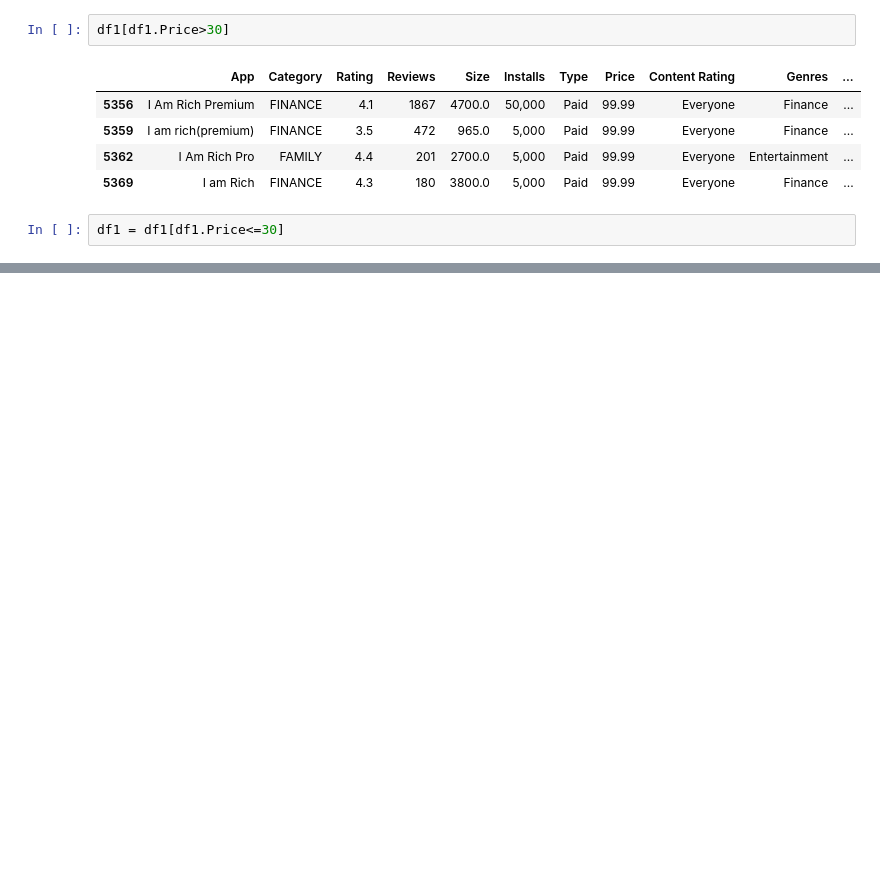
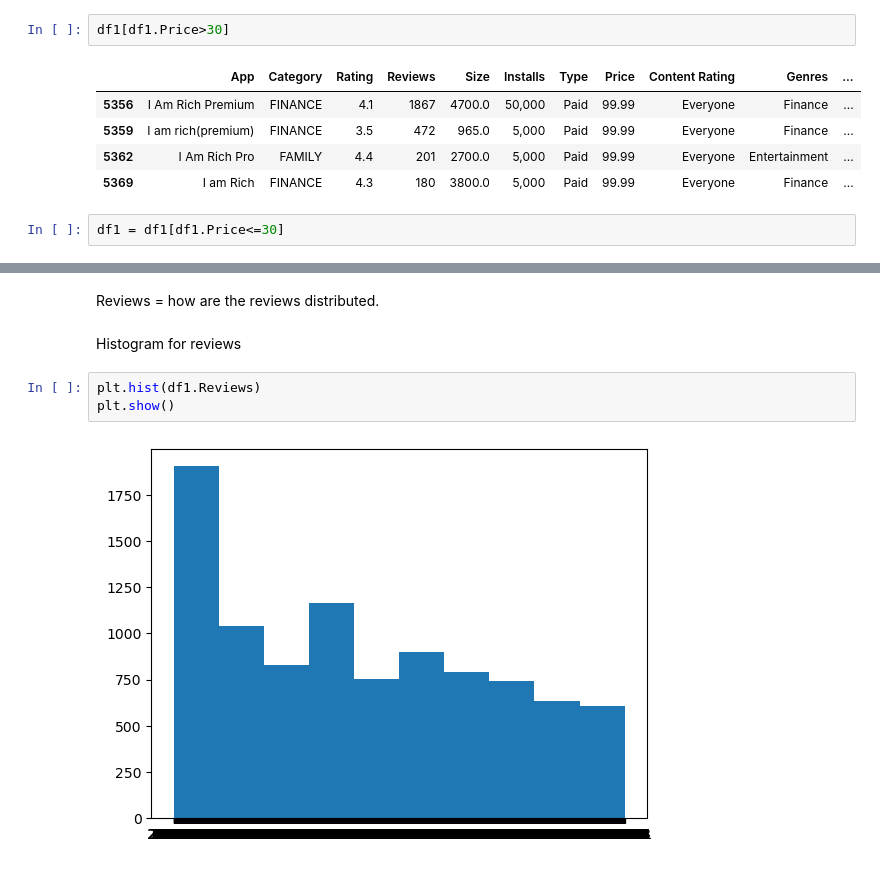
Before and after one commit to nitishrudra3510/DataScience, a Jupyter notebook: Project/WorkOnPlayStore.ipynb, the cells around one changed output, grey strips where cells are left out. Cells and saved outputs as stored; diff of their text form; blank space fills up the shorter version.

```diff
--- a/Project/WorkOnPlayStore.ipynb
+++ b/Project/WorkOnPlayStore.ipynb
@@ -679,0 +716,9 @@ df1.shape
+# %% [markdown]
+Reviews = how are the reviews distributed.
+# %% [markdown]
+Histogram for reviews
+# %%
+plt.hist(df1.Reviews)
+plt.show()
+# %% [output]
+[figure, added]
```
Also changed, not shown: parts of 14 cells of this notebook.
